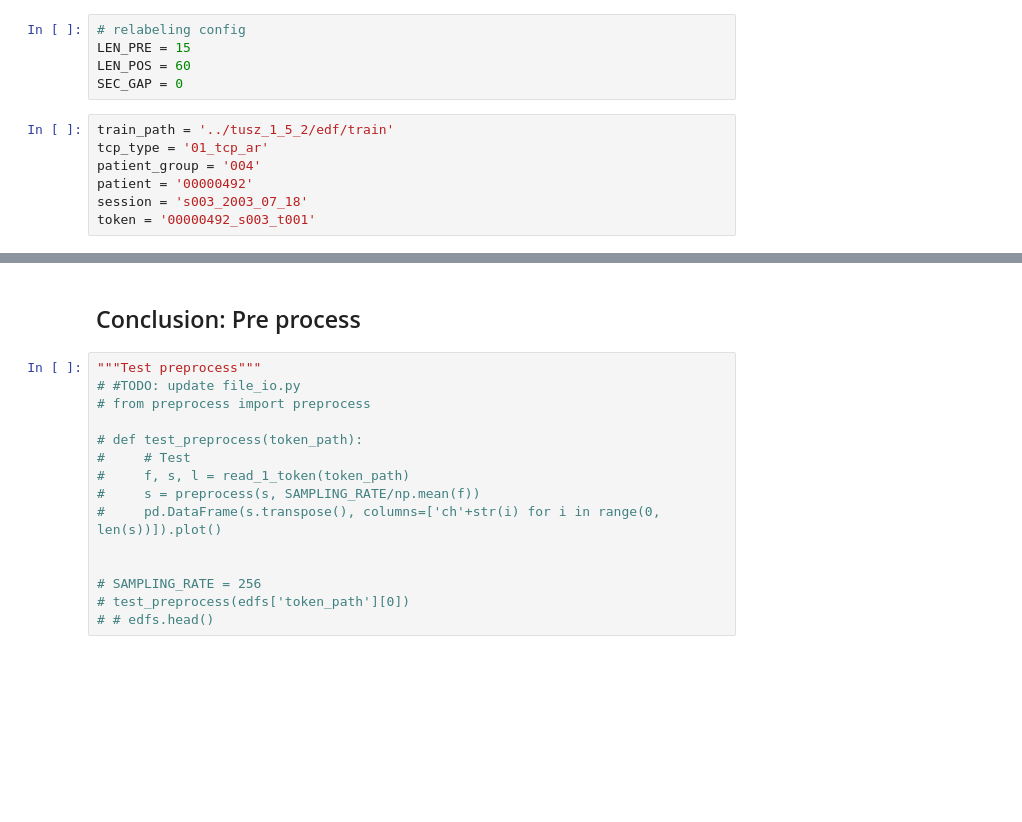
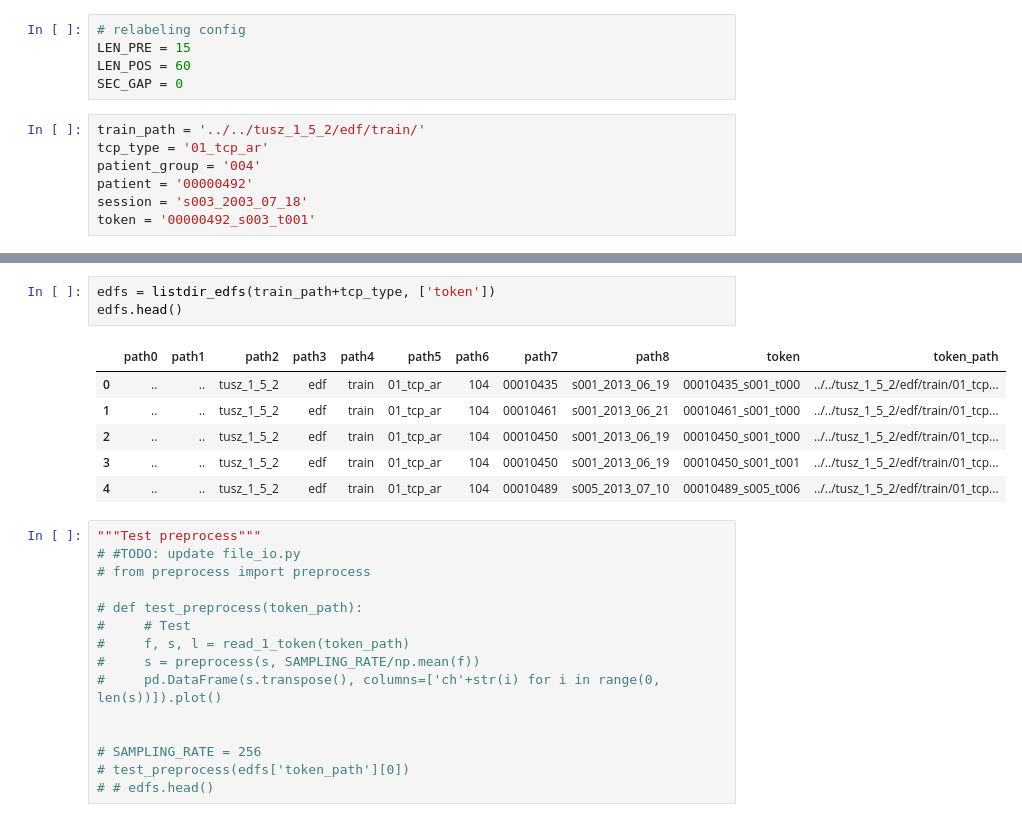
Before and after one commit to ylin00/seizurecast, a Jupyter notebook: notebooks/Feature-model.ipynb, the cells around one changed output, grey strips where cells are left out. Saved outputs shown, nothing was run; the diff lists cells and outputs as text; blank space fills up the shorter version.

```diff
--- a/notebooks/Feature-model.ipynb
+++ b/notebooks/Feature-model.ipynb
@@ -30,7 +33,7 @@ LEN_PRE = 15
 LEN_POS = 60
 SEC_GAP = 0
 # %%
-train_path = '../tusz_1_5_2/edf/train'
+train_path = '../../tusz_1_5_2/edf/train/'
 tcp_type = '01_tcp_ar'
 patient_group = '004'
 patient = '00000492'
@@ -50,5 +42,13 @@ edfs.head()
-# %% [markdown]
-## Conclusion: Pre process
+# %%
+edfs = listdir_edfs(train_path+tcp_type, ['token'])
+edfs.head()
+# %% [output]
+|  | path0 | path1 | path2 | path3 | path4 | path5 | path6 | path7 | path8 | token | token_path |
+| 0 | .. | .. | tusz_1_5_2 | edf | train | 01_tcp_ar | 104 | 00010435 | s001_2013_06_19 | 00010435_s001_t000 | ../../tusz_1_5_2/edf/train/01_tcp... |
+| 1 | .. | .. | tusz_1_5_2 | edf | train | 01_tcp_ar | 104 | 00010461 | s001_2013_06_21 | 00010461_s001_t000 | ../../tusz_1_5_2/edf/train/01_tcp... |
+| 2 | .. | .. | tusz_1_5_2 | edf | train | 01_tcp_ar | 104 | 00010450 | s001_2013_06_19 | 00010450_s001_t000 | ../../tusz_1_5_2/edf/train/01_tcp... |
+| 3 | .. | .. | tusz_1_5_2 | edf | train | 01_tcp_ar | 104 | 00010450 | s001_2013_06_19 | 00010450_s001_t001 | ../../tusz_1_5_2/edf/train/01_tcp... |
+| 4 | .. | .. | tusz_1_5_2 | edf | train | 01_tcp_ar | 104 | 00010489 | s005_2013_07_10 | 00010489_s005_t006 | ../../tusz_1_5_2/edf/train/01_tcp... |
 # %%
 """Test preprocess"""
 # #TODO: update file_io.py
```
Also changed, not shown: parts of 18 cells of this notebook, 4 other files.
